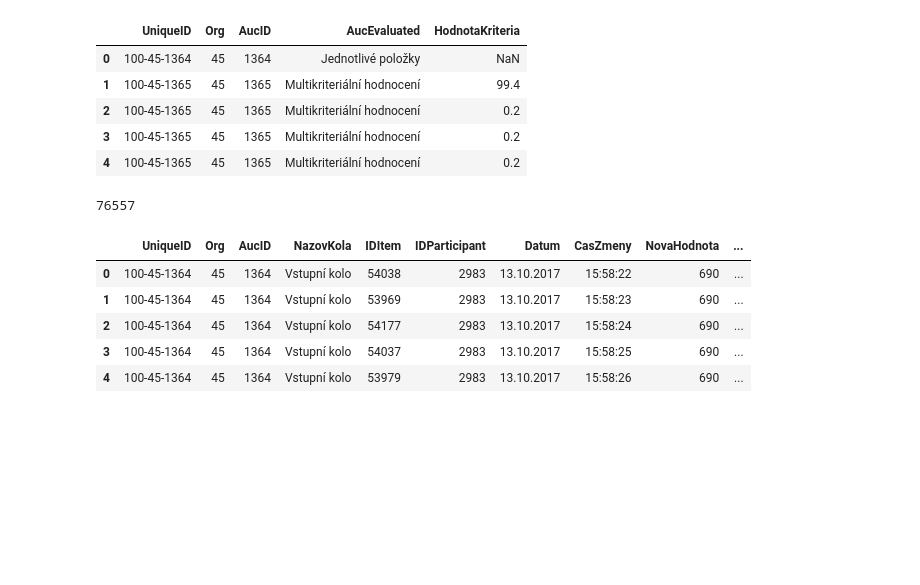
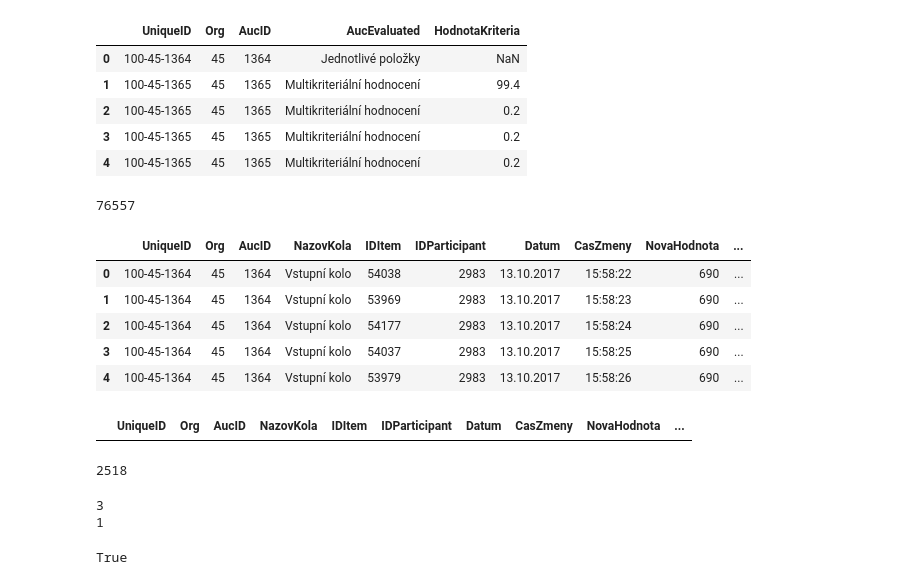
Before and after one commit to Sebion/ElektronickeObchodovanie, a Jupyter notebook: zadanie.ipynb, the cells around one changed output. Drawn from its saved outputs; the diff is of its cells as text; code cells hidden in the pictures; blank space fills up the shorter version.

```diff
--- a/zadanie.ipynb
+++ b/zadanie.ipynb
@@ -73,3 +172,38 @@ bidy.head()
 | 2 | 100-45-1364 | 45 | 1364 | Vstupní kolo | 54177 | 2983 | 13.10.2017 | 15:58:24 | 690 | ... |
 | 3 | 100-45-1364 | 45 | 1364 | Vstupní kolo | 54037 | 2983 | 13.10.2017 | 15:58:25 | 690 | ... |
 | 4 | 100-45-1364 | 45 | 1364 | Vstupní kolo | 53979 | 2983 | 13.10.2017 | 15:58:26 | 690 | ... |
+# %%
+filtered_bidy = bidy[bidy['UniqueID'] =='1425-2-54']
+filtered_bidy
+# unique_participant_count = filtered_bidy['IDParticipant'].nunique()
+# print(unique_participant_count)
+# unique_item_count = filtered_bidy['IDItem'].nunique()
+# print(unique_item_count)
+#POZNAMKA
+#Niektore tu nesu organizacie preco ? zmazat ? alebocodopici
+# %% [output]
+|  | UniqueID | Org | AucID | NazovKola | IDItem | IDParticipant | Datum | CasZmeny | NovaHodnota | ... |
+# %%
+bidy['UniqueID'].nunique()
+# %% [output]
+2518
+# %%
+unique_participant_count = filtered_bidy['IDParticipant'].nunique()
+print(unique_participant_count)
+unique_item_count = filtered_bidy['IDItem'].nunique()
+print(unique_item_count)
+# %% [output]
+3
+1
+# %%
+#Co sa opytat ?
+# Get the 'UniqueID' column from the 'duplicated_rows' DataFrame
+duplicated_unique_ids = duplicated_rows['UniqueID']
+
+# Check if any of these 'UniqueID's are present in the 'bidy' DataFrame
+is_present_in_bidy = bidy['UniqueID'].isin(duplicated_unique_ids)
+
+# Print the result
+print(is_present_in_bidy.any())
+# %% [output]
+True
```
Also changed, not shown: parts of 9 cells of this notebook, 1 other file.
